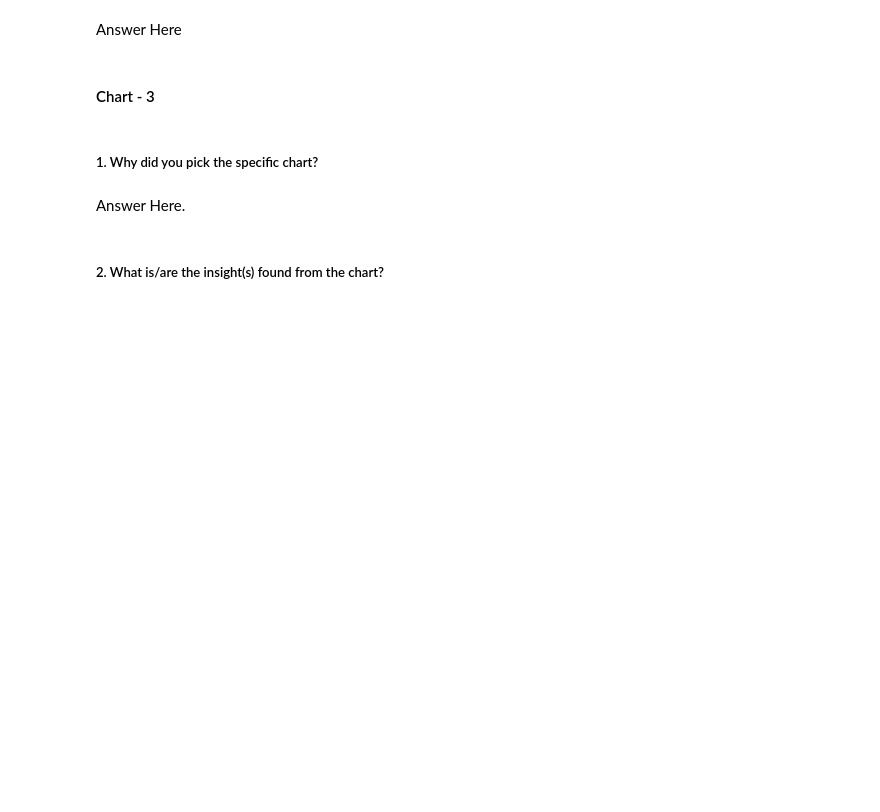
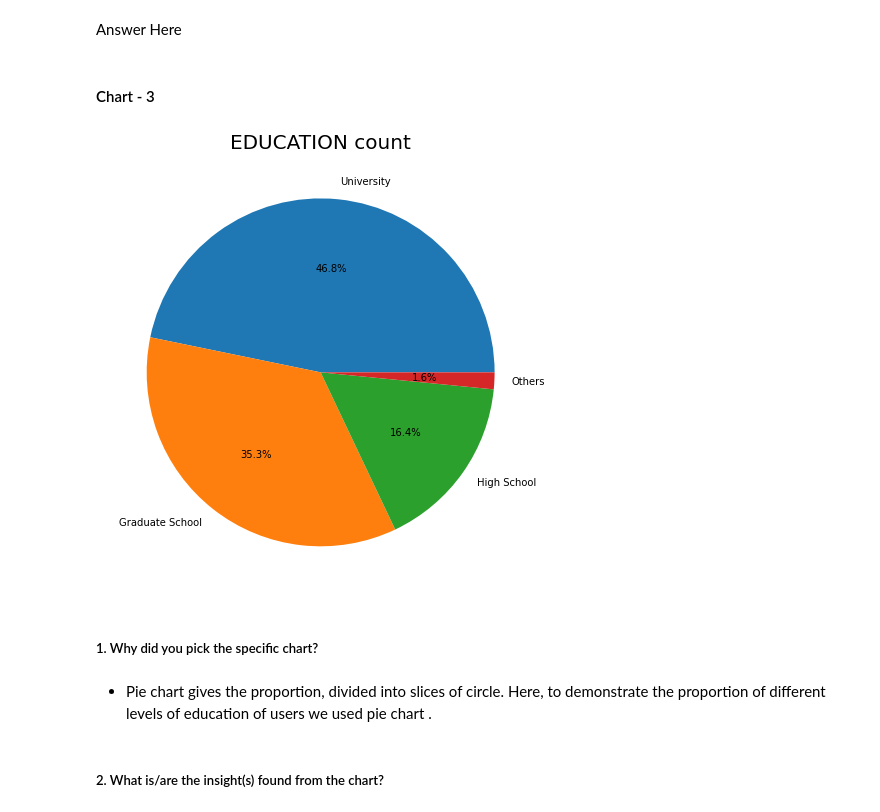
Before and after one commit to Shreyash-Jagdale/Classification---Credit-Card-Default-Prediction, a Jupyter notebook: Credit_Card_Default_Prediction_Capstone_Project.ipynb, the cells around one changed output. Cells and saved outputs as stored; diff of their text form; code cells hidden in the pictures; blank space fills up the shorter version.

```diff
--- a/Credit_Card_Default_Prediction_Capstone_Project.ipynb
+++ b/Credit_Card_Default_Prediction_Capstone_Project.ipynb
@@ -563,7 +573,15 @@ Answer Here
+# %%
+# visualize the education count
+plt.figure(figsize=(16,8))
+plt.pie(df_copy.EDUCATION.value_counts() , labels = df_copy.EDUCATION.value_counts().keys() , autopct = '%0.1f%%' )
+plt.title('EDUCATION count' , fontsize = 20)
+plt.show()
+# %% [output]
+[figure, added]
 # %% [markdown]
 ##### 1. Why did you pick the specific chart?
-# %% [markdown]
-Answer Here.
+# %% [markdown]
+* Pie chart gives the proportion, divided into slices of circle. Here, to demonstrate the proportion of different levels of education of users we used pie chart .
 # %% [markdown]
 ##### 2. What is/are the insight(s) found from the chart?
 # %% [markdown]
```
Also changed, not shown: parts of 38 cells of this notebook.
